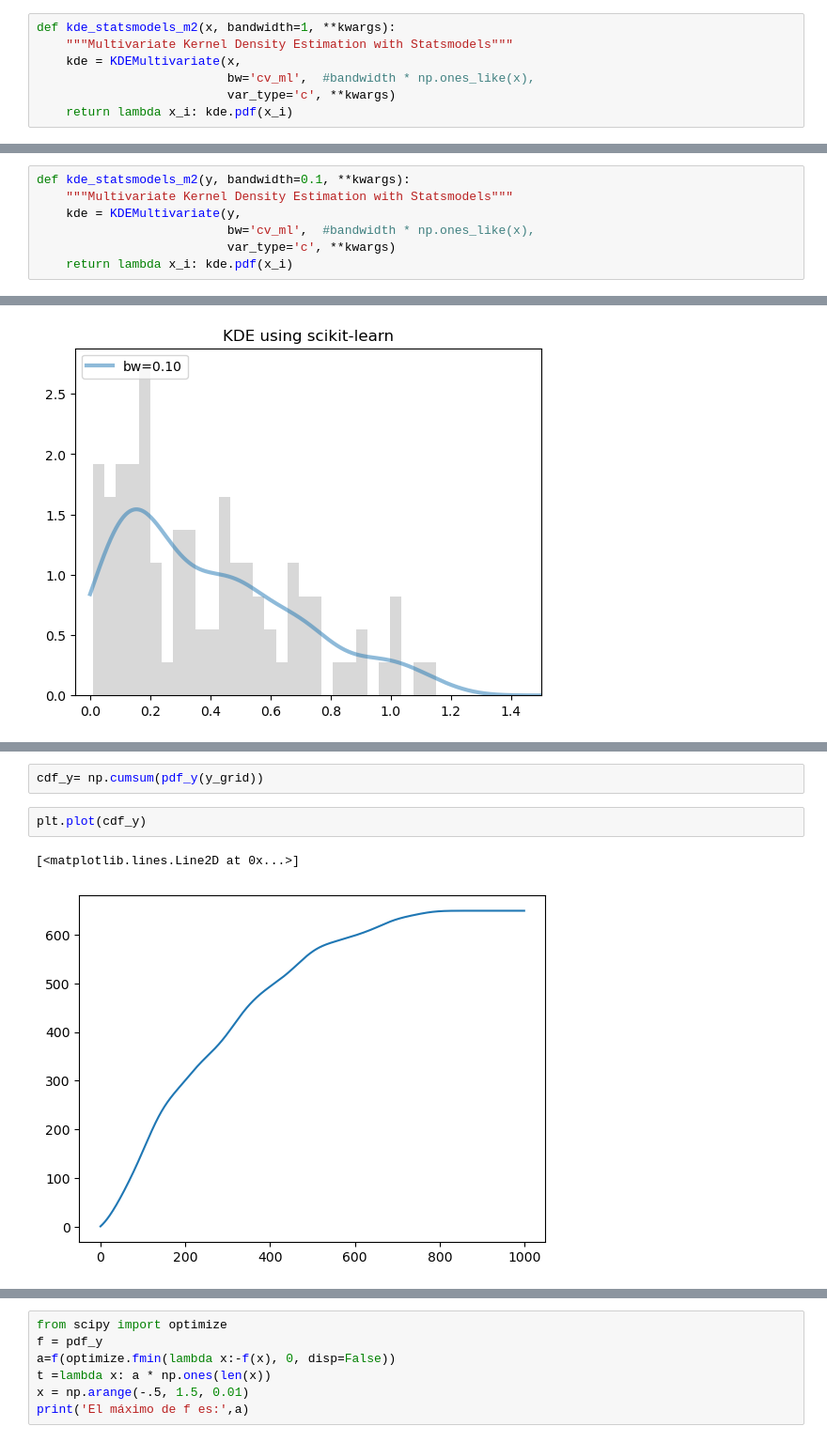
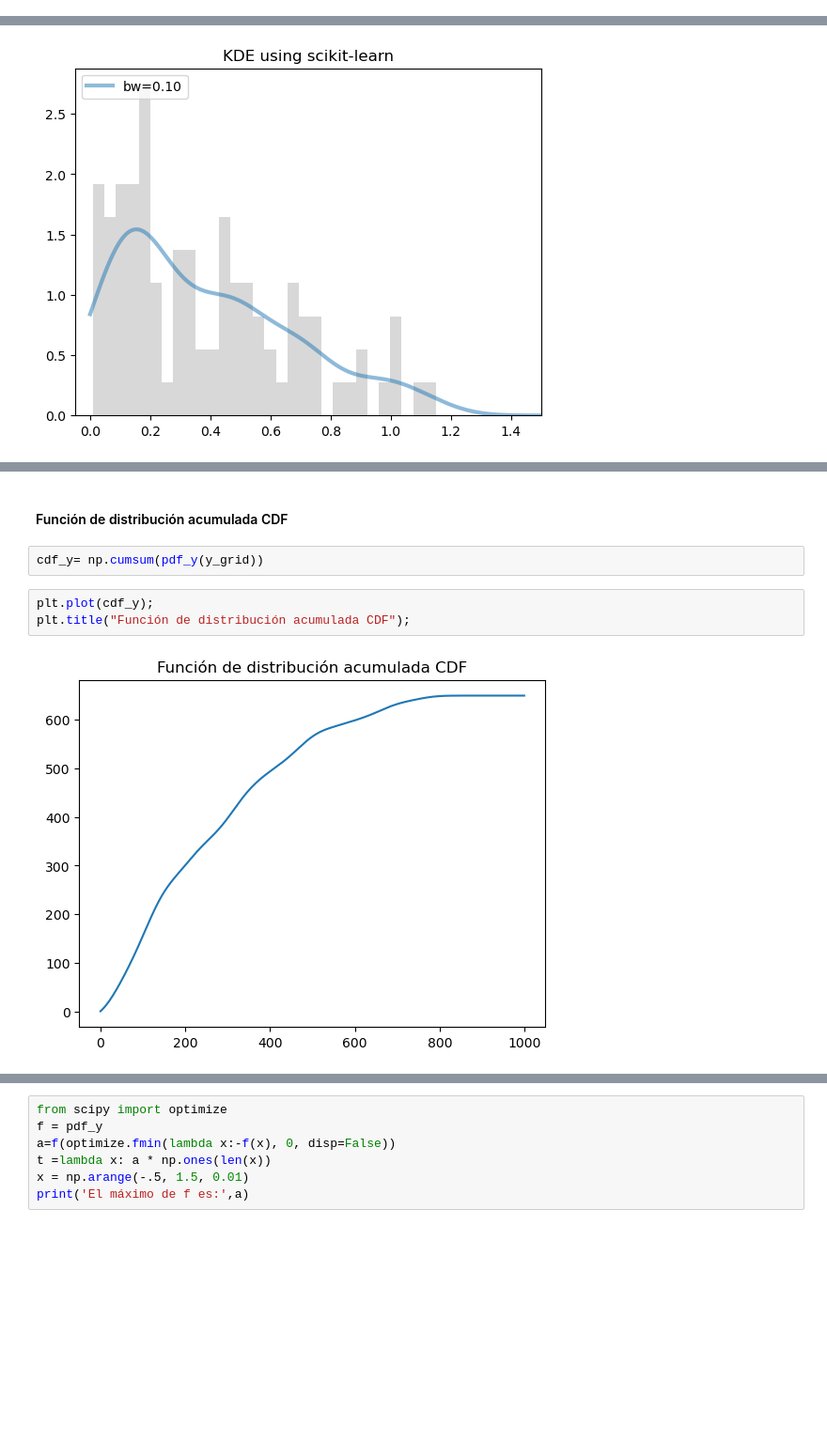
Before and after one commit to JuliaDomRuss/Proyecto_Simulacion, a Jupyter notebook: KDE Proyecto Simulación.ipynb, the cells around one changed output, grey strips where cells are left out. Shown at 94% size. Saved outputs shown, nothing was run; the diff lists cells and outputs as text; blank space fills up the shorter version.

```diff
--- a/KDE Proyecto Simulación.ipynb
+++ b/KDE Proyecto Simulación.ipynb
@@ -164,7 +173,0 @@ Text(0.5, 1.0, 'KDE using scikit-learn')
-# %%
-def kde_statsmodels_m2(x, bandwidth=1, **kwargs):
-    """Multivariate Kernel Density Estimation with Statsmodels"""
-    kde = KDEMultivariate(x,
-                          bw='cv_ml',  #bandwidth * np.ones_like(x),
-                          var_type='c', **kwargs)
-    return lambda x_i: kde.pdf(x_i)
@@ -372,7 +310,0 @@ plt.plot(np.exp(grid.score_samples(y_grid[:, None])))
-# %%
-def kde_statsmodels_m2(y, bandwidth=0.1, **kwargs):
-    """Multivariate Kernel Density Estimation with Statsmodels"""
-    kde = KDEMultivariate(y,
-                          bw='cv_ml',  #bandwidth * np.ones_like(x),
-                          var_type='c', **kwargs)
-    return lambda x_i: kde.pdf(x_i)
@@ -421,7 +353,9 @@ Text(0.5, 1.0, 'KDE using scikit-learn')
+# %% [markdown]
+#### Función de distribución acumulada CDF
 # %%
 cdf_y= np.cumsum(pdf_y(y_grid))
 # %%
-plt.plot(cdf_y)
+plt.plot(cdf_y);
+plt.title("Función de distribución acumulada CDF");
 # %% [output]
-[<matplotlib.lines.Line2D at 0x...>]
-[figure, old version]
+[figure, new version]
```
Also changed, not shown: parts of 40 cells of this notebook, 1 other file.
